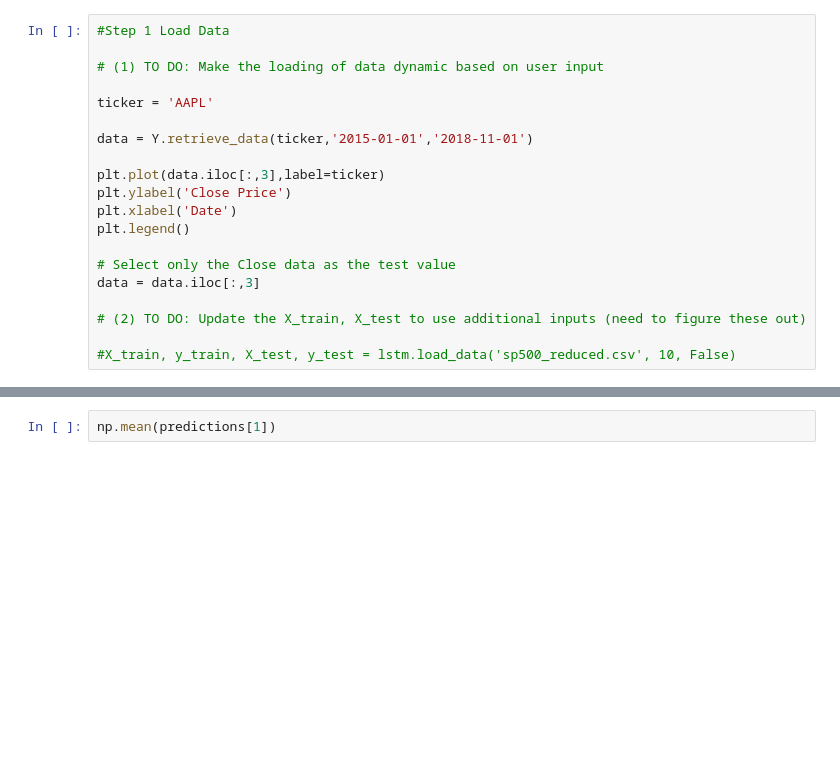
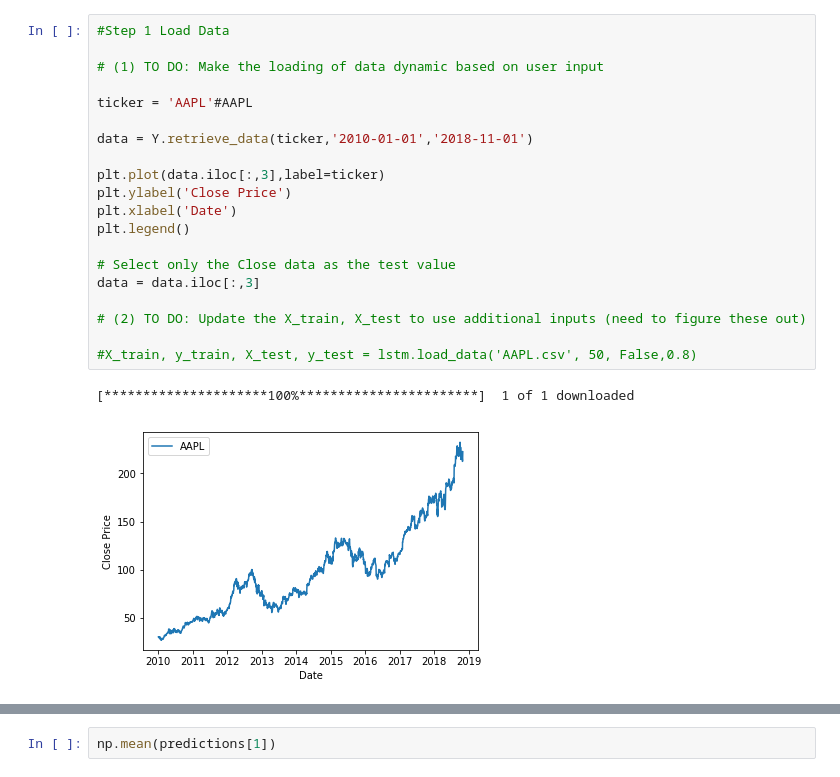
Before and after one commit to pqmzla1029/AIinFinance, a Jupyter notebook: ProjectCode/PredictingStockPrices.ipynb, the cells around one changed output, grey strips where cells are left out. Drawn from its saved outputs; the diff is of its cells as text; blank space fills up the shorter version.

```diff
--- a/ProjectCode/PredictingStockPrices.ipynb
+++ b/ProjectCode/PredictingStockPrices.ipynb
@@ -12,23 +14,26 @@ import math
 # %%
 #Step 1 Load Data
 
 # (1) TO DO: Make the loading of data dynamic based on user input
 
-ticker = 'AAPL'
+ticker = 'AAPL'#AAPL
 
-data = Y.retrieve_data(ticker,'2015-01-01','2018-11-01')
+data = Y.retrieve_data(ticker,'2010-01-01','2018-11-01')
 
 plt.plot(data.iloc[:,3],label=ticker)
 plt.ylabel('Close Price')
 plt.xlabel('Date')
 plt.legend()
 
 # Select only the Close data as the test value
 data = data.iloc[:,3]
 
 # (2) TO DO: Update the X_train, X_test to use additional inputs (need to figure these out)
 
-#X_train, y_train, X_test, y_test = lstm.load_data('sp500_reduced.csv', 10, False)
+#X_train, y_train, X_test, y_test = lstm.load_data('AAPL.csv', 50, False,0.8)
+# %% [output]
+[*********************100%***********************]  1 of 1 downloaded
+[figure, added]
 # %%
 #Step 2 Build Model
 
```
Also changed, not shown: parts of 8 cells of this notebook, 2 other files.
